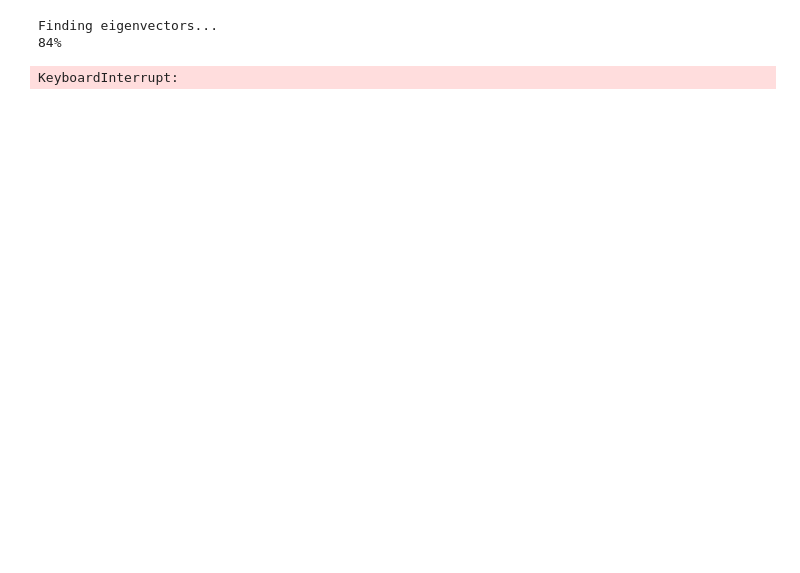
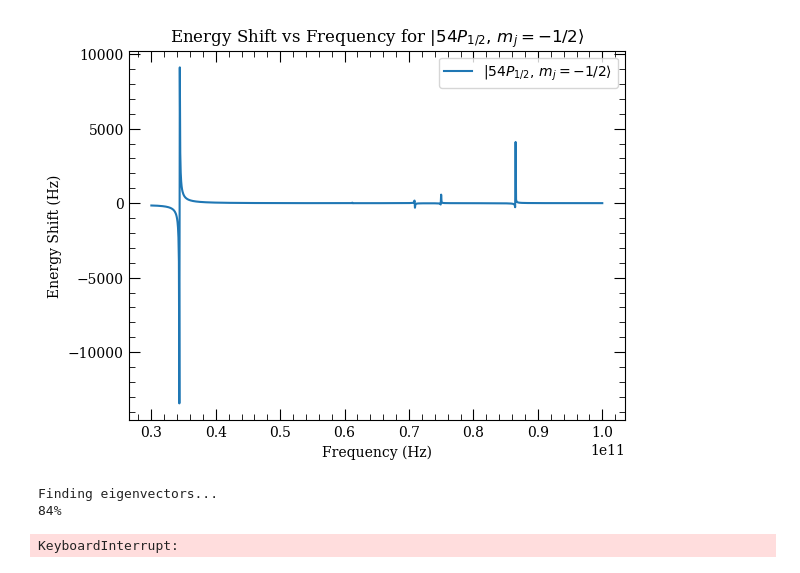
Before and after one commit to AVKGitHub1/rydberg_calcs, a Jupyter notebook: ryd_calcs.ipynb, the cells around one changed output. Drawn from its saved outputs; the diff is of its cells as text; code cells hidden in the pictures; blank space fills up the shorter version.

```diff
--- a/ryd_calcs.ipynb
+++ b/ryd_calcs.ipynb
@@ -29,3 +29,7 @@ Finding eigenvectors...
+# %%
+calc = plotShifts(n, l, j, mj, q, nmin, nmax, lmax, Efield, freqMin, freqMax, numFreqs)
+# %% [output]
+[figure, added]
 # %%
 state1 = (54, 1, 0.5, -0.5)
 state2 = (52, 2, 1.5, -1.5)
```
Also changed, not shown: parts of 1 cell of this notebook, 2 other files.
